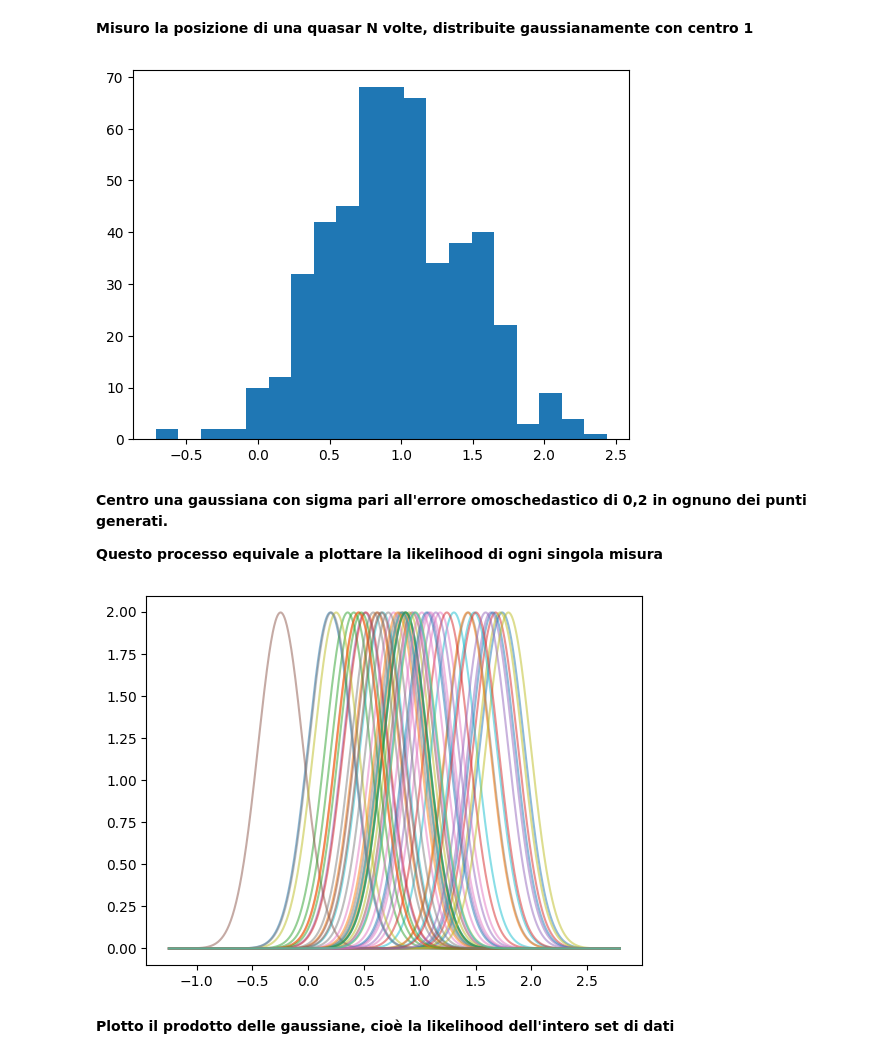
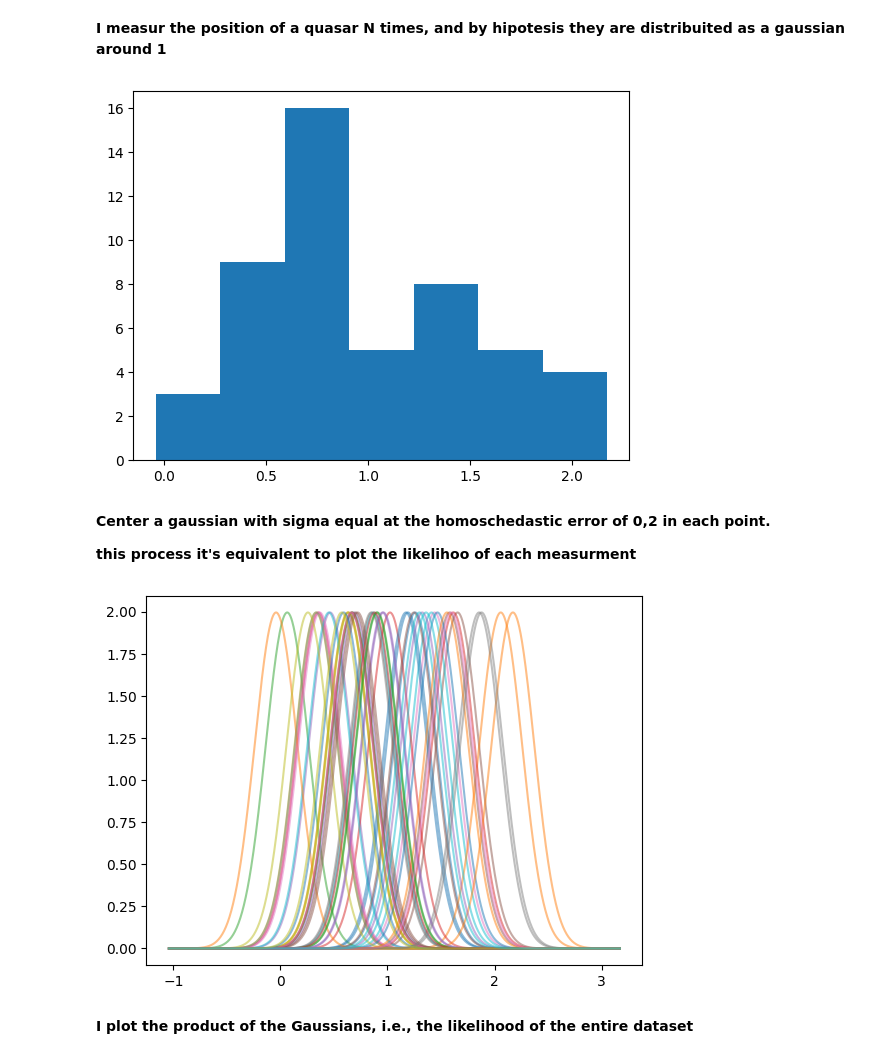
Before and after one commit to oblivion0218/ES_AstroStatistic, a Jupyter notebook: Riccardo_Bossi/lez 5/max_log_likelihood.ipynb, the cells around one changed output. Drawn from its saved outputs; the diff is of its cells as text; code cells hidden in the pictures.

```diff
--- a/Riccardo_Bossi/lez 5/max_log_likelihood.ipynb
+++ b/Riccardo_Bossi/lez 5/max_log_likelihood.ipynb
@@ -8,37 +8,36 @@ def bins_num (X) :
     N = (max(X) - min(X))/binsize
 
     return int(N+2)
-# %% [markdown]
-**Misuro la posizione di una quasar N volte, distribuite gaussianamente con centro 1**
+# %% [markdown]
+**I measur the position of a quasar N times, and by hipotesis they are distribuited as a gaussian around 1**
 # %%
 import numpy as np
 from matplotlib import pyplot as plt
 
-N = 500           # ripetizioni
-mu = 1           # posizione vera della quasar
-sigma = 0.5      # "rumore gaussiano" attorno alla posizione vera
-
+N = 50           # ripetition
+mu = 1           # true position
+sigma = 0.5      # "gaussian noise" around the true position
 x = np.random.normal(mu, sigma , N)
 
 plt.hist(x, bins_num(x))
 plt.show()
 # %% [output]
-[figure, old version]
+[figure, new version]
-# %% [markdown]
-**Centro una gaussiana con sigma pari all'errore omoschedastico di 0,2 in ognuno dei punti generati.**
-
-**Questo processo equivale a plottare la likelihood di ogni singola misura**
+# %% [markdown]
+**Center a gaussian with sigma equal at the homoschedastic error of 0,2 in each point.**
+
+**this process it's equivalent to plot the likelihoo of each measurment**
 # %%
-sigma_err = 0.2                                                 #errore omoschedastico
-x_vals = np.linspace(min(x)-2*sigma, max(x)+2*sigma, 1000)      #estremi di plot
+sigma_err = 0.2                                                 #omoschedastic error
+x_vals = np.linspace(min(x)-2*sigma, max(x)+2*sigma, 1000)      # plot extremis
 
 for i in range(N):
     gaussiana = (1 / (sigma_err * np.sqrt(2 * np.pi))) * np.exp(-0.5 * ((x_vals - x[i]) / sigma_err) ** 2)
     plt.plot(x_vals, gaussiana, alpha=0.5)
 # %% [output]
-[figure, old version]
+[figure, new version]
-# %% [markdown]
-**Plotto il prodotto delle gaussiane, cioè la likelihood dell'intero set di dati**
+# %% [markdown]
+**I plot the product of the Gaussians, i.e., the likelihood of the entire dataset**
 # %%
 likelihood = []
 
```
Also changed, not shown: parts of 18 cells of this notebook, 7 other files.
